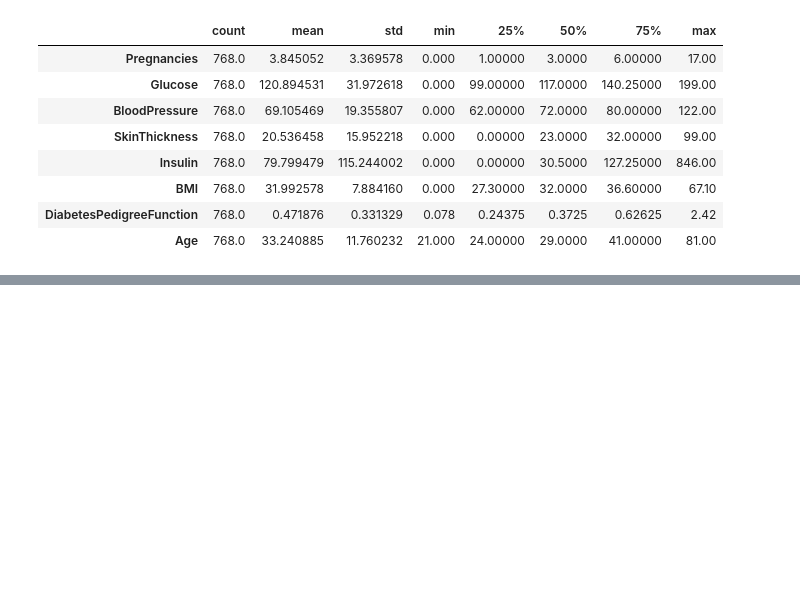
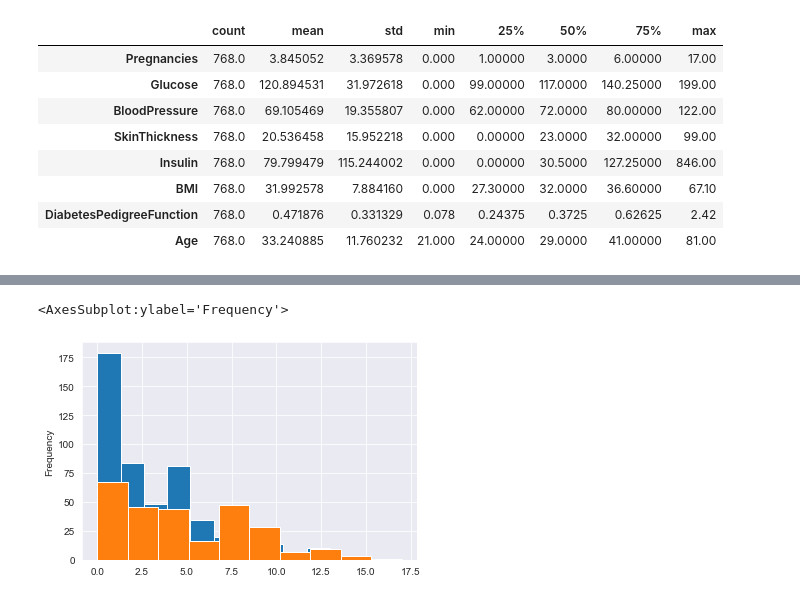
Before and after one commit to kakkar87/data_science_portfolio, a Jupyter notebook: Diabetes/Univariate Statistical Analysis on Diabetes.ipynb, the cells around one changed output, grey strips where cells are left out. Cells and saved outputs as stored; diff of their text form; code cells hidden in the pictures; blank space fills up the shorter version.

```diff
--- a/Diabetes/Univariate Statistical Analysis on Diabetes.ipynb
+++ b/Diabetes/Univariate Statistical Analysis on Diabetes.ipynb
@@ -77,0 +191,6 @@ df.describe().T
+# %%
+df[df['Outcome']==False]['Pregnancies'].plot.hist(label='Non-Diab')
+df[df['Outcome']==True]['Pregnancies'].plot.hist(label='Diab')
+# %% [output]
+<AxesSubplot:ylabel='Frequency'>
+[figure, added]
```
Also changed, not shown: parts of 16 cells of this notebook, 5 other files.
